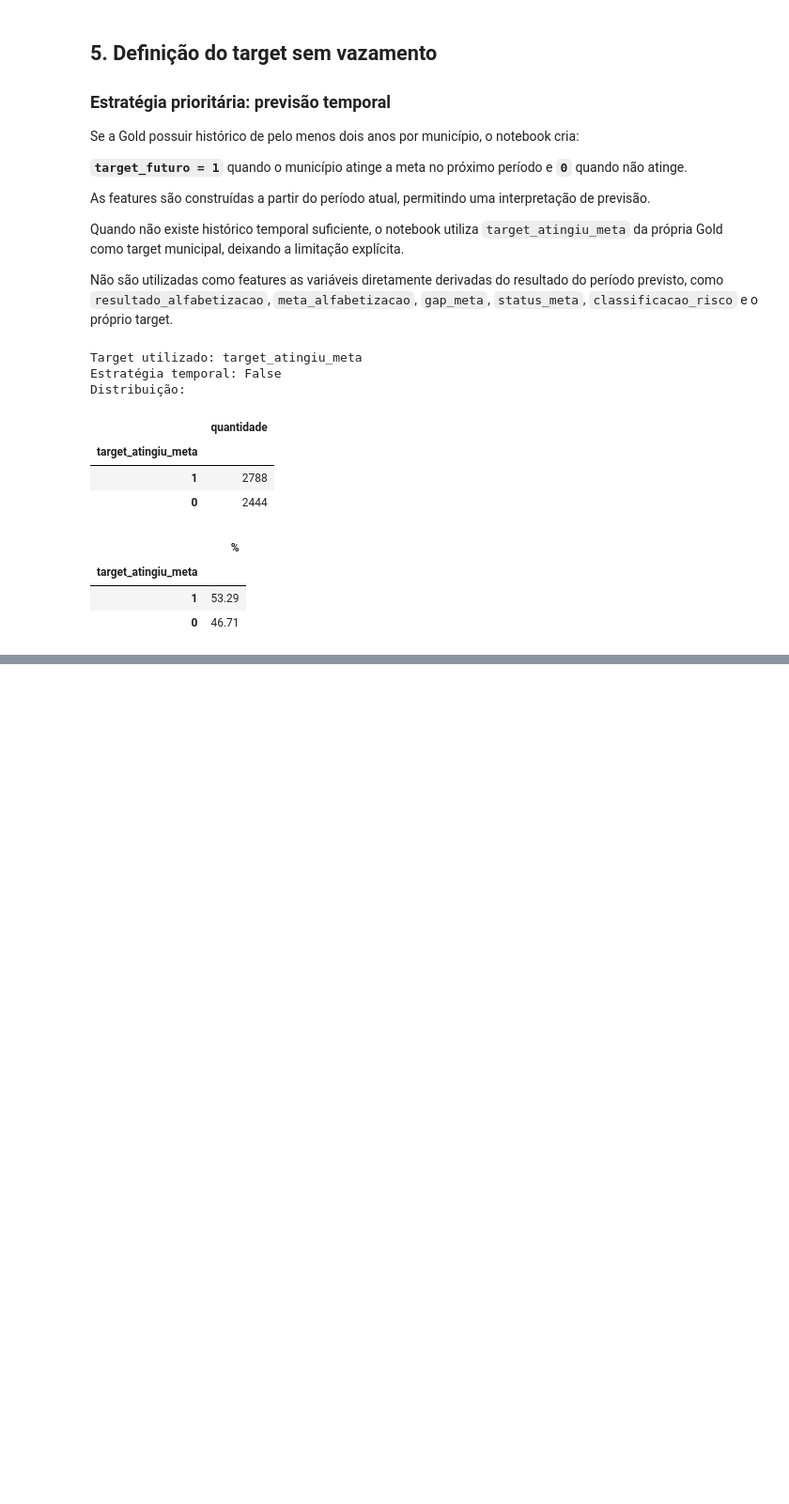
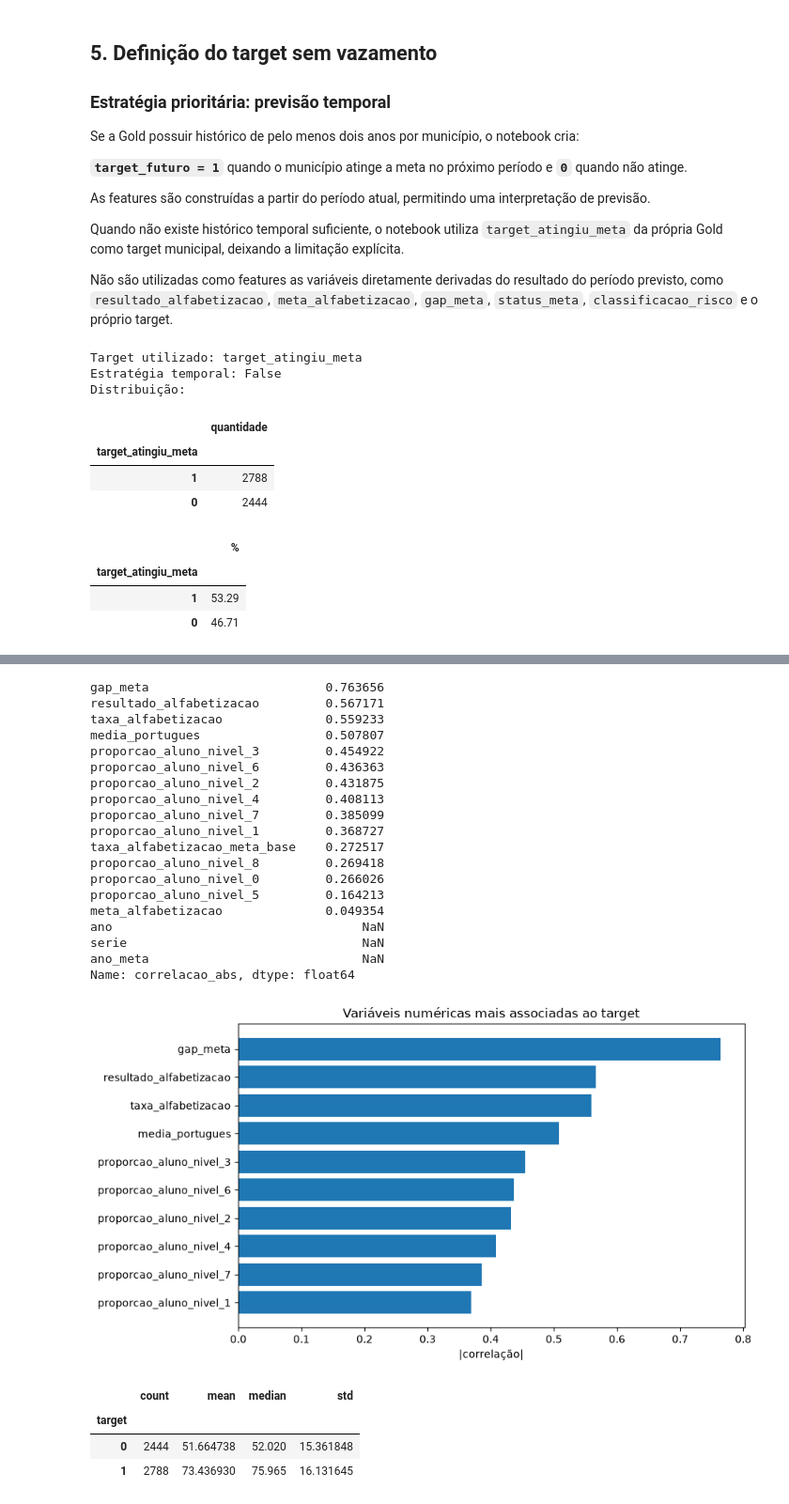
Before and after one commit to EdsonDoro/TechChallenge-Fase3, a Jupyter notebook: fase3.ipynb, the cells around one changed output, grey strips where cells are left out. Shown at 94% size. Saved outputs shown, nothing was run; the diff lists cells and outputs as text; code cells hidden in the pictures; blank space fills up the shorter version.

```diff
--- a/fase3.ipynb
+++ b/fase3.ipynb
@@ -406,0 +462,55 @@ Distribuição:
+# %%
+
+# Relações exploratórias de indicadores numéricos com o target.
+numeric_all = work.select_dtypes(include=np.number).columns.tolist()
+corr_target = (
+    work[numeric_all]
+    .corr(numeric_only=True)[TARGET]
+    .drop(TARGET, errors="ignore")
+    .abs()
+    .sort_values(ascending=False)
+)
+
+display(corr_target.head(20).rename("correlacao_abs"))
+
+top_corr = corr_target.head(10)
+if len(top_corr):
+    plt.figure(figsize=(9,5))
+    plt.barh(top_corr.index[::-1], top_corr.values[::-1])
+    plt.title("Variáveis numéricas mais associadas ao target")
+    plt.xlabel("|correlação|")
+    plt.tight_layout()
+    plt.savefig(FIGURES / "03_correlacoes_target.png", dpi=160, bbox_inches="tight")
+    plt.show()
+
+# Relação entre resultado e target apenas para diagnóstico, nunca como feature.
+if result_col and result_col in work.columns:
+    result_numeric = pd.to_numeric(work[result_col], errors="coerce")
+    diagnostic = pd.DataFrame({"resultado": result_numeric, "target": work[TARGET]}).dropna()
+    if not diagnostic.empty:
+        display(diagnostic.groupby("target")["resultado"].agg(["count","mean","median","std"]))
+# %% [output]
+gap_meta                        0.763656
+resultado_alfabetizacao         0.567171
+taxa_alfabetizacao              0.559233
+media_portugues                 0.507807
+proporcao_aluno_nivel_3         0.454922
+proporcao_aluno_nivel_6         0.436363
+proporcao_aluno_nivel_2         0.431875
+proporcao_aluno_nivel_4         0.408113
+proporcao_aluno_nivel_7         0.385099
+proporcao_aluno_nivel_1         0.368727
+taxa_alfabetizacao_meta_base    0.272517
+proporcao_aluno_nivel_8         0.269418
+proporcao_aluno_nivel_0         0.266026
+proporcao_aluno_nivel_5         0.164213
+meta_alfabetizacao              0.049354
+ano                                  NaN
+serie                                NaN
+ano_meta                             NaN
+Name: correlacao_abs, dtype: float64
+[figure, added]
+|  | count | mean | median | std |
+| target |  |  |  |  |
+| 0 | 2444 | 51.664738 | 52.020 | 15.361848 |
+| 1 | 2788 | 73.436930 | 75.965 | 16.131645 |
```
Also changed, not shown: parts of 31 cells of this notebook, 13 other files.
